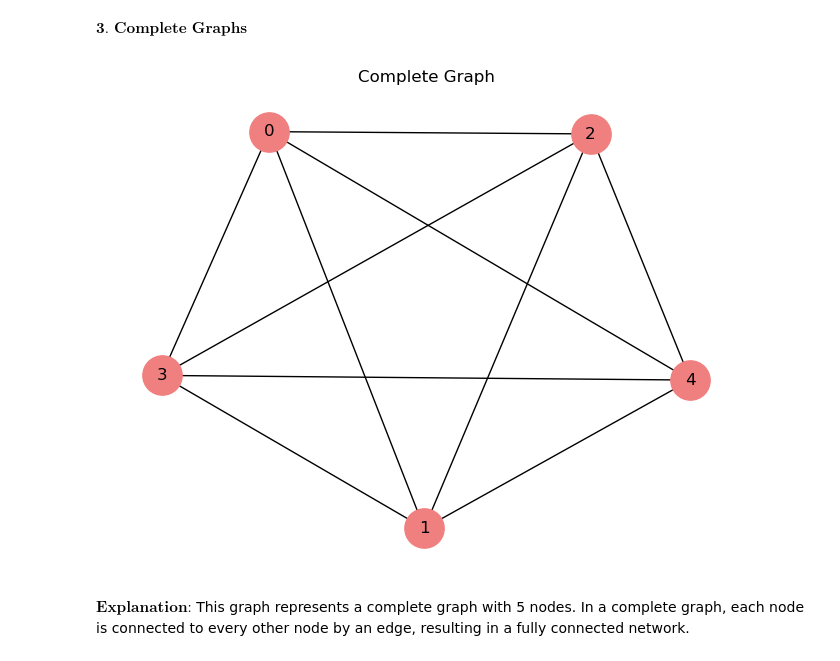
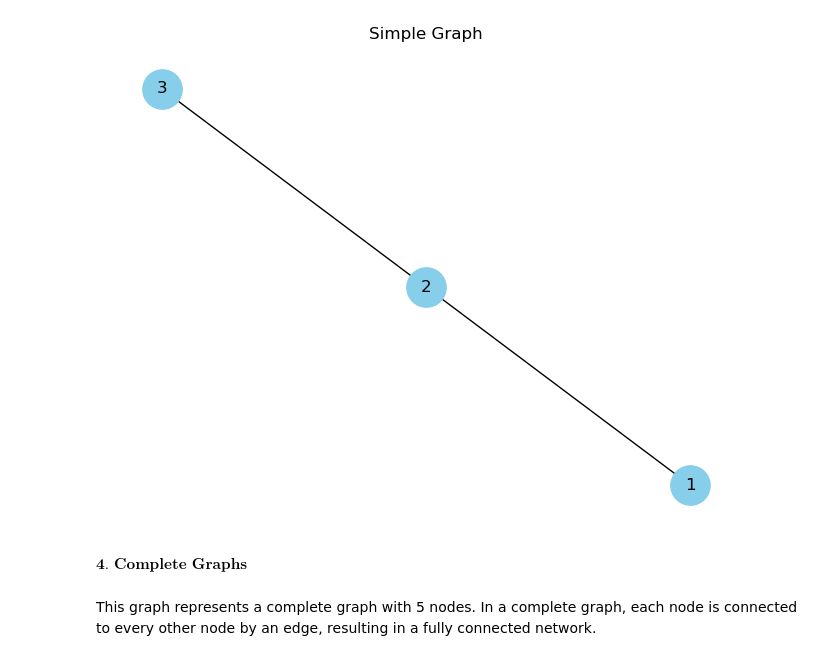
Before and after one commit to zphrc/Discrete_Math_2, a Jupyter notebook: Roca_Assignments/Lecture_3.ipynb, the cells around one changed output. Cells and saved outputs as stored; diff of their text form; code cells hidden in the pictures.

```diff
--- a/Roca_Assignments/Lecture_3.ipynb
+++ b/Roca_Assignments/Lecture_3.ipynb
@@ -41,16 +45,19 @@ This graph represents a simple undirected graph where each node is connected to
+# %%
+import matplotlib.pyplot as plt
+import networkx as nx
+
+G = nx.Graph()
+
+G.add_nodes_from([1, 2, 3])
+
+G.add_edges_from([(1, 2), (2, 3)])
+
+nx.draw(G, with_labels=True, node_color='skyblue', node_size=800)
+plt.title('Simple Graph')
+plt.show()
+# %% [output]
+[figure, new version]
 # %% [markdown]
-$\textbf{3. Complete Graphs}$
+$\textbf{4. Complete Graphs}$
-# %%
-import matplotlib.pyplot as plt
-import networkx as nx
-
-G = nx.complete_graph(5)
-
-nx.draw(G, with_labels=True, node_color='lightcoral', node_size=800)
-plt.title('Complete Graph')
-plt.show()
-# %% [output]
-[figure, old version]
 # %% [markdown]
-$\textbf{Explanation:}$
 This graph represents a complete graph with 5 nodes. In a complete graph, each node is connected to every other node by an edge, resulting in a fully connected network.
```
Also changed, not shown: parts of 46 cells of this notebook.
